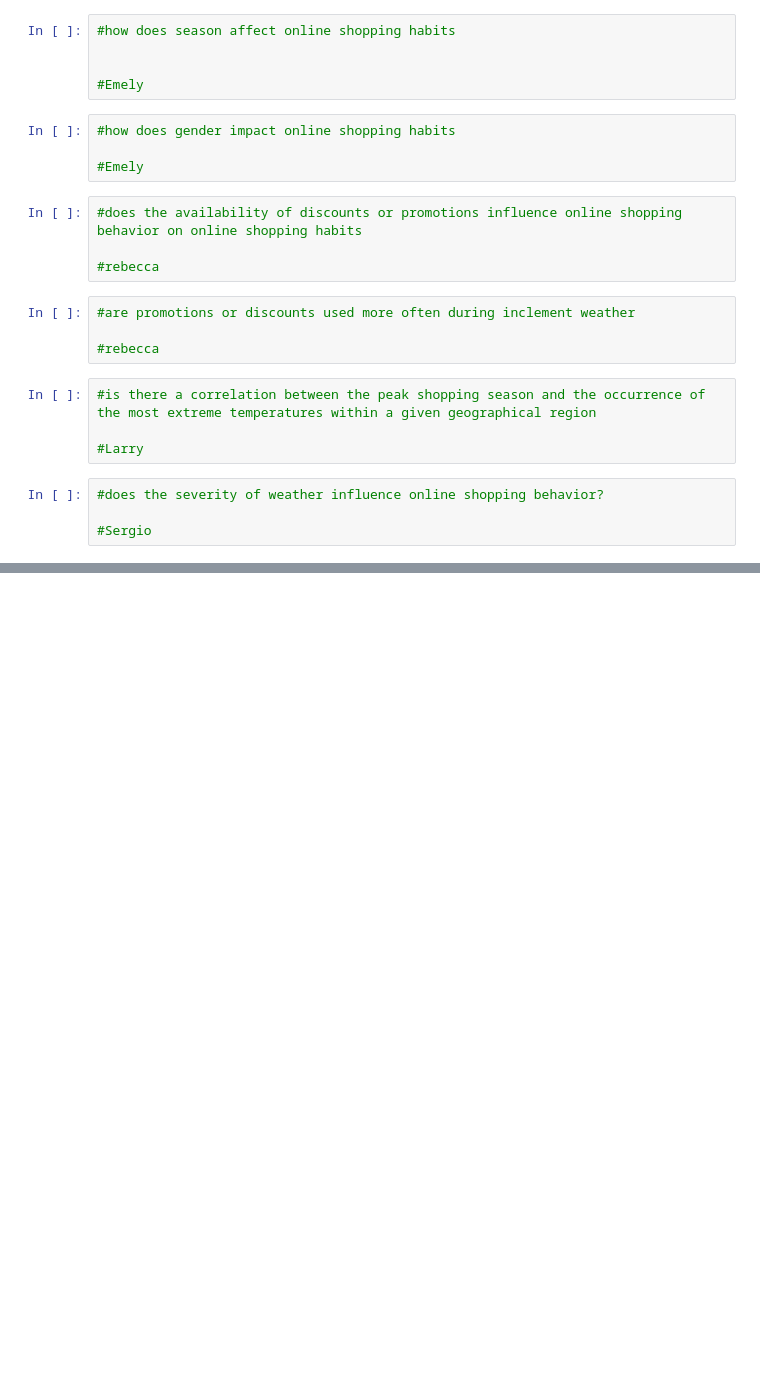
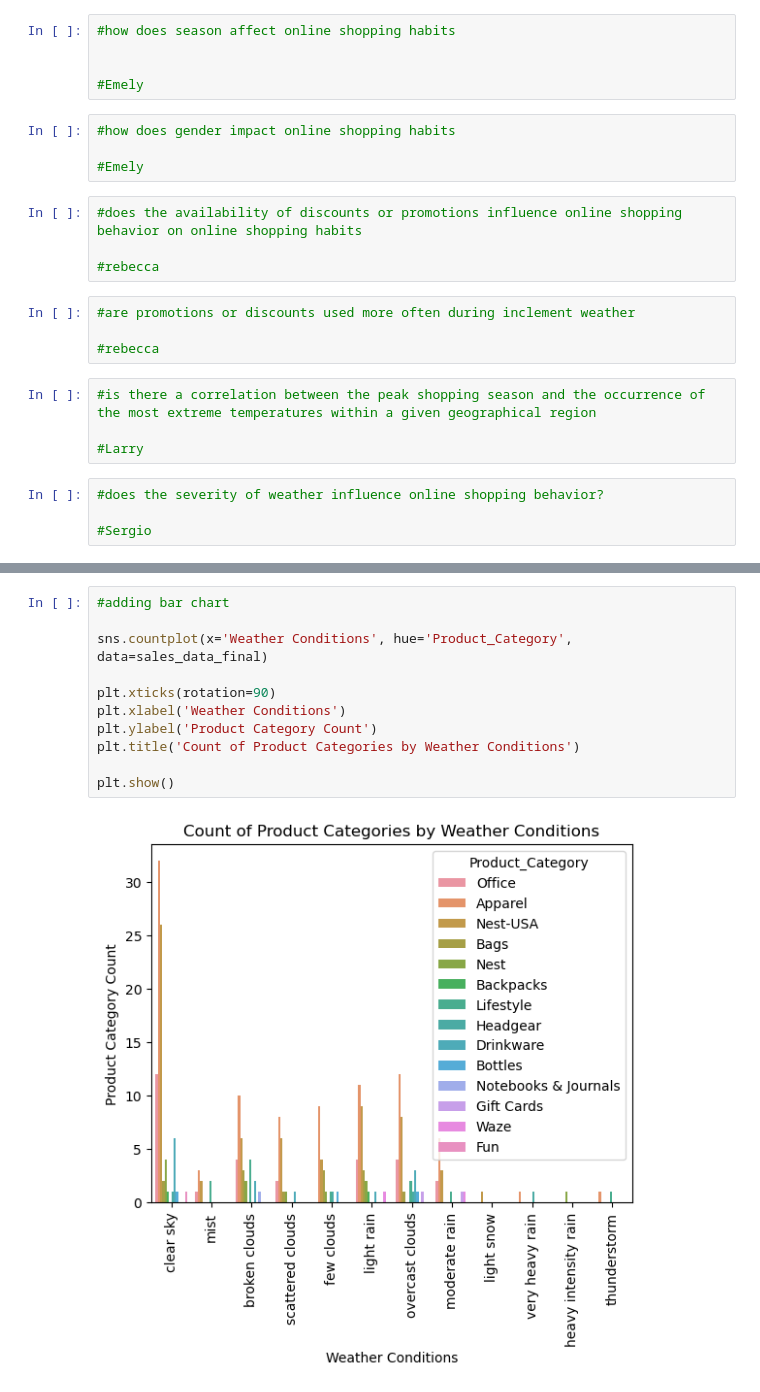
Before and after one commit to Simian12/Project_1, a Jupyter notebook: project1_base.ipynb, the cells around one changed output, grey strips where cells are left out. Saved outputs shown, nothing was run; the diff lists cells and outputs as text; blank space fills up the shorter version.

```diff
--- a/project1_base.ipynb
+++ b/project1_base.ipynb
@@ -181,0 +281,13 @@ sales_data_random_cleaned.head(25)
+# %%
+#adding bar chart
+
+sns.countplot(x='Weather Conditions', hue='Product_Category', data=sales_data_final)
+
+plt.xticks(rotation=90)
+plt.xlabel('Weather Conditions')
+plt.ylabel('Product Category Count')
+plt.title('Count of Product Categories by Weather Conditions')
+
+plt.show()
+# %% [output]
+[figure, added]
```
Also changed, not shown: parts of 10 cells of this notebook.
